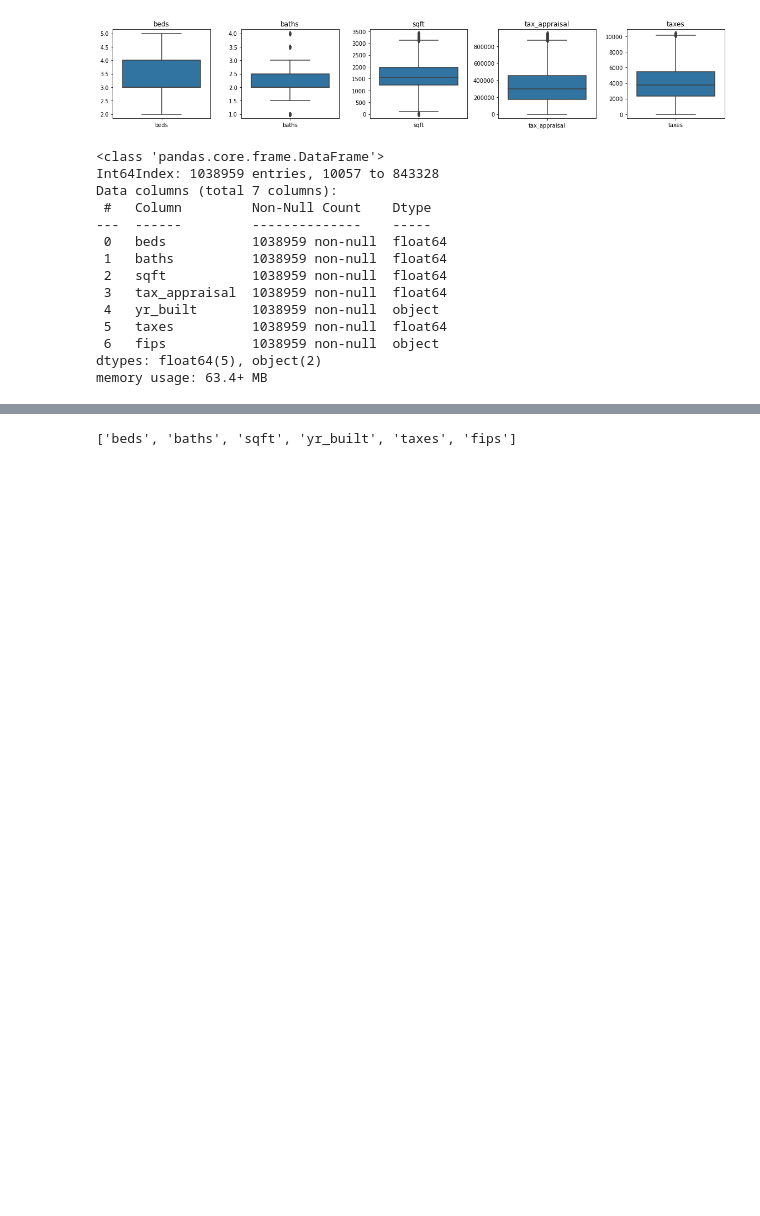
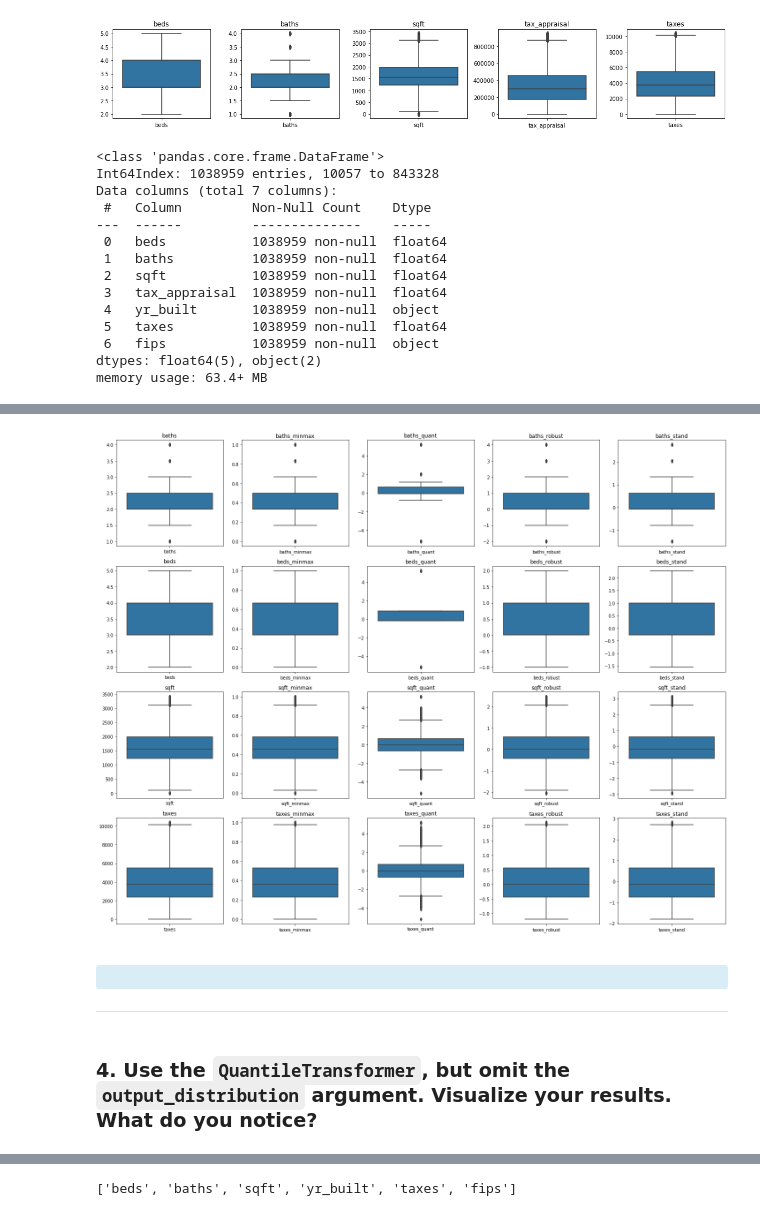
Before and after one commit to David-Howell/regression-exercises, a Jupyter notebook: scaling.ipynb, the cells around one changed output, grey strips where cells are left out. Saved outputs shown, nothing was run; the diff lists cells and outputs as text; code cells hidden in the pictures; blank space fills up the shorter version.

```diff
--- a/scaling.ipynb
+++ b/scaling.ipynb
@@ -50,0 +443,7 @@ memory usage: 63.4+ MB
+# %%
+quant_cols = []
+
+for col in train[cols]:
+    quant_cols.append(f'{col}_quant')
+
+quant_cols
@@ -50,0 +520,43 @@ memory usage: 63.4+ MB
+# %%
+def get_box(df):
+    ''' Gets boxplots of acquired continuous variables'''
+
+    # List of columns
+    cols = [col for col in df.columns if col not in ['fips', 'yr_built', 'tax_appraisal']]
+
+    plt.figure(figsize=(20,16))
+
+    for i, col in enumerate(cols):
+
+        # i starts at 0, but plot should start at 1
+        plot_number = i + 1
+
+        # Create subplot.
+        plt.subplot(4, 5, plot_number)
+
+        # Title with column name.
+        plt.title(col)
+
+        # Display boxplot for column.
+        sns.boxplot(data=df[[col]])
+
+        # Hide gridlines.
+        plt.grid(False)
+
+        # sets proper spacing between plots
+        plt.tight_layout()
+
+    plt.show()
+# %%
+get_box(train)
+# %% [output]
+[figure, added]
+# %% [markdown]
+<a id='4'></a>
+
+<div class="alert alert-block alert-info">
+</div>
+
+***
+# %% [markdown]
+### 4. Use the `QuantileTransformer`, but omit the `output_distribution` argument. Visualize your results. What do you notice?
```
Also changed, not shown: parts of 56 cells of this notebook.
